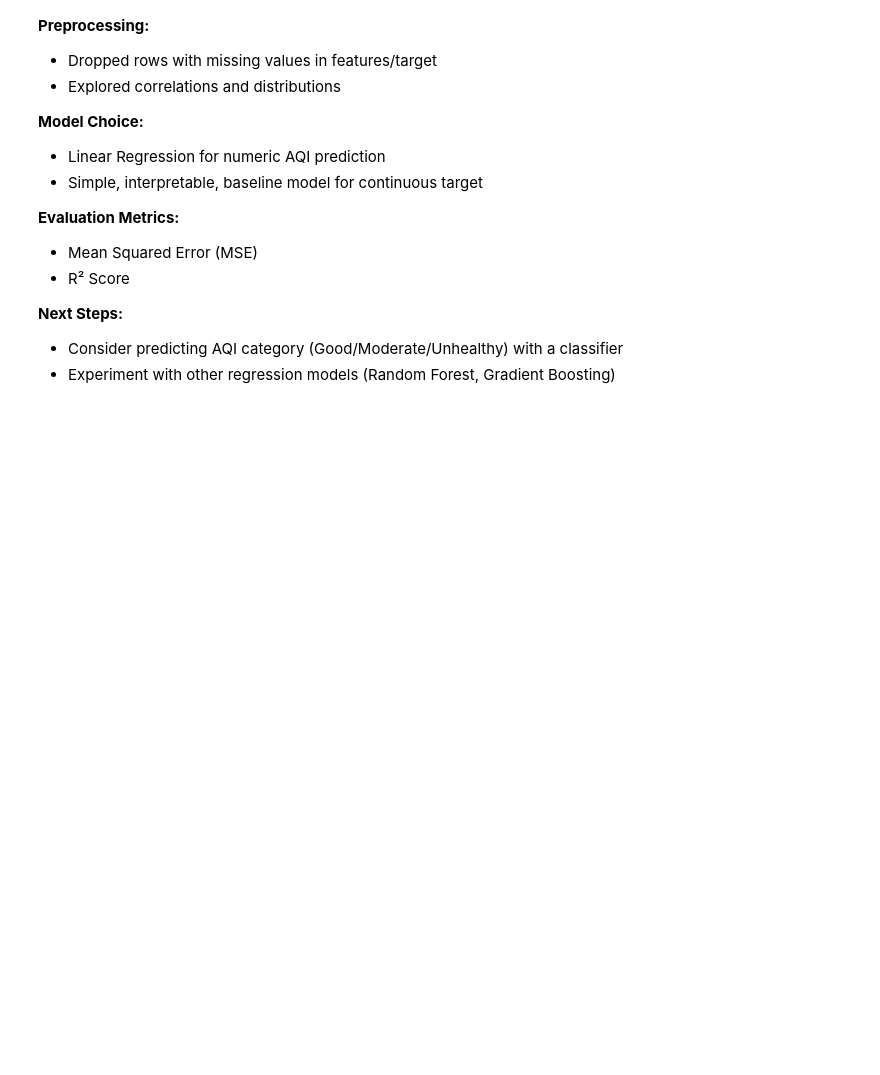
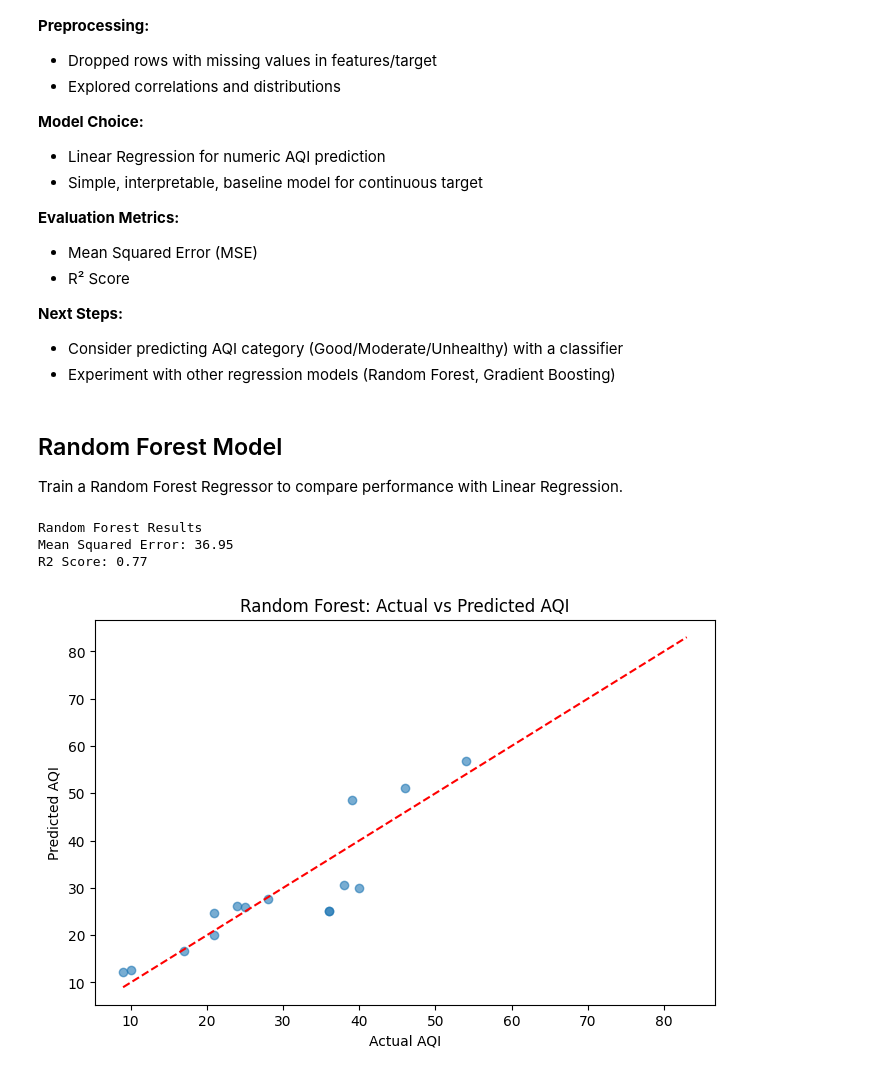
Before and after one commit to ZohaibAfzal295/air-quality-analysis, a Jupyter notebook: notebooks/first_model.ipynb, the cells around one changed output. Cells and saved outputs as stored; diff of their text form; code cells hidden in the pictures; blank space fills up the shorter version.

Commit message:
Random Forest AQI model with evaluation and category mapping

```diff
--- a/notebooks/first_model.ipynb
+++ b/notebooks/first_model.ipynb
@@ -165,3 +168,37 @@ plt.show()
 **Next Steps:**
 - Consider predicting AQI category (Good/Moderate/Unhealthy) with a classifier
 - Experiment with other regression models (Random Forest, Gradient Boosting)
+# %% [markdown]
+## Random Forest Model
+Train a Random Forest Regressor to compare performance with Linear Regression.
+# %%
+# Initialize Random Forest
+rf_model = RandomForestRegressor(random_state=42)
+
+# Train model
+rf_model.fit(X_train, y_train)
+
+# Predict
+rf_pred = rf_model.predict(X_test)
+
+# Evaluate
+rf_mse = mean_squared_error(y_test, rf_pred)
+rf_r2 = r2_score(y_test, rf_pred)
+
+print("Random Forest Results")
+print(f"Mean Squared Error: {rf_mse:.2f}")
+print(f"R2 Score: {rf_r2:.2f}")
+# %% [output]
+Random Forest Results
+Mean Squared Error: 36.95
+R2 Score: 0.77
+# %%
+plt.figure(figsize=(8,5))
+plt.scatter(y_test, rf_pred, alpha=0.6)
+plt.plot([y.min(), y.max()], [y.min(), y.max()], 'r--')
+plt.xlabel("Actual AQI")
+plt.ylabel("Predicted AQI")
+plt.title("Random Forest: Actual vs Predicted AQI")
+plt.show()
+# %% [output]
+[figure, added]
```
Also changed, not shown: parts of 8 cells of this notebook.
